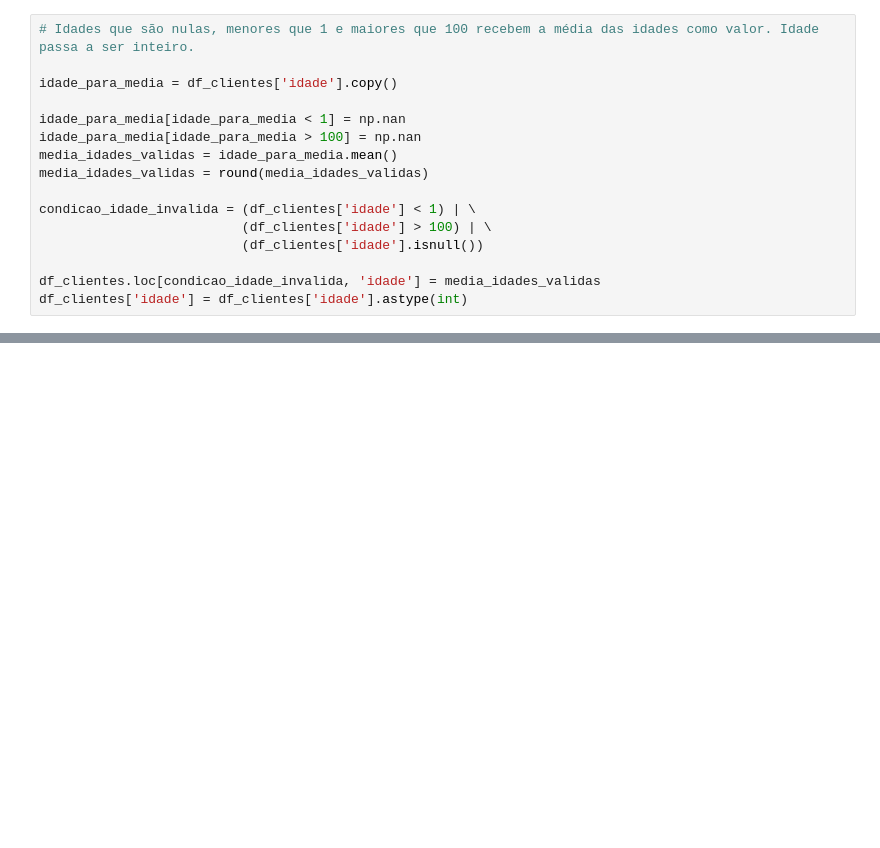
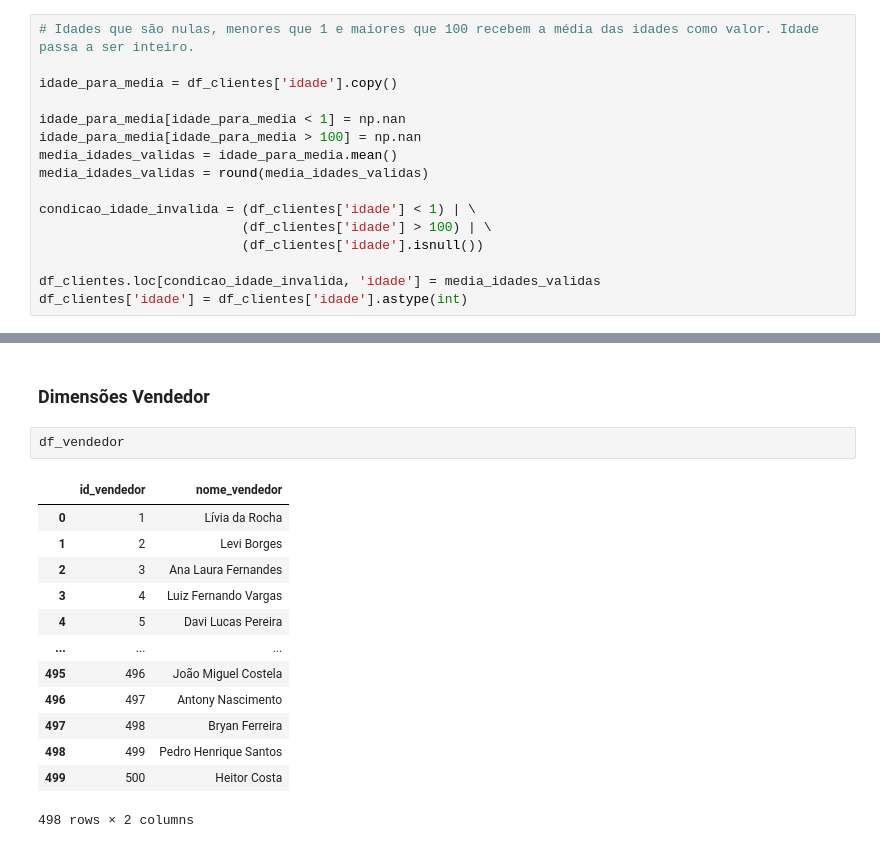
Before and after one commit to danielberg3/dw-global-retail, a Jupyter notebook: etl.ipynb, the cells around one changed output, grey strips where cells are left out. Saved outputs shown, nothing was run; the diff lists cells and outputs as text; blank space fills up the shorter version.

```diff
--- a/etl.ipynb
+++ b/etl.ipynb
@@ -141,0 +167,18 @@ df_clientes['idade'] = df_clientes['idade'].astype(int)
+# %% [markdown]
+### Dimensões Vendedor
+# %%
+df_vendedor
+# %% [output]
+|  | id_vendedor | nome_vendedor |
+| 0 | 1 | Lívia da Rocha |
+| 1 | 2 | Levi Borges |
+| 2 | 3 | Ana Laura Fernandes |
+| 3 | 4 | Luiz Fernando Vargas |
+| 4 | 5 | Davi Lucas Pereira |
+| ... | ... | ... |
+| 495 | 496 | João Miguel Costela |
+| 496 | 497 | Antony Nascimento |
+| 497 | 498 | Bryan Ferreira |
+| 498 | 499 | Pedro Henrique Santos |
+| 499 | 500 | Heitor Costa |
+498 rows × 2 columns
```
Also changed, not shown: parts of 17 cells of this notebook, 1 other file.
